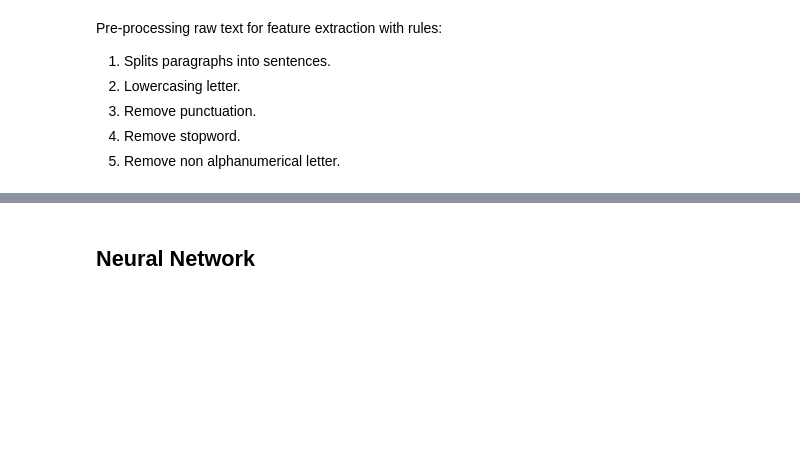
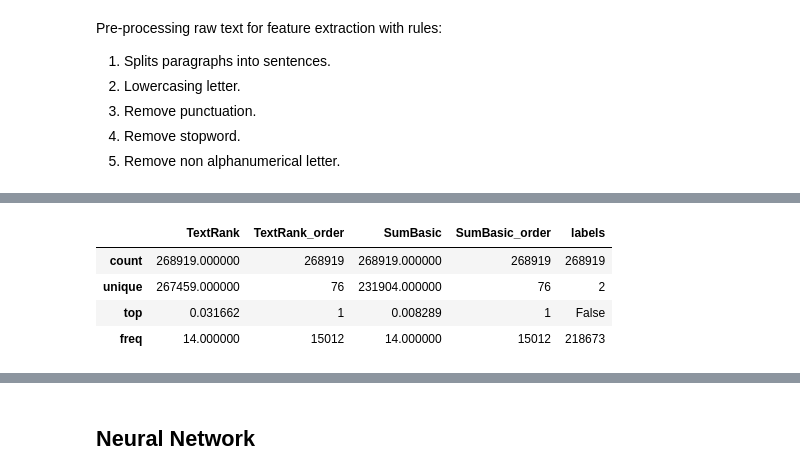
Before and after one commit to Atfssene/FRASA, a Jupyter notebook: Text Summarization/Text_Summarization_Model_FRASA.ipynb, the cells around one changed output, grey strips where cells are left out. Cells and saved outputs as stored; diff of their text form; code cells hidden in the pictures; blank space fills up the shorter version.

```diff
--- a/Text Summarization/Text_Summarization_Model_FRASA.ipynb
+++ b/Text Summarization/Text_Summarization_Model_FRASA.ipynb
@@ -366,0 +350,8 @@ Run both for all rows
+# %%
+flat_df.describe()
+# %% [output]
+|  | TextRank | TextRank_order | SumBasic | SumBasic_order | labels |
+| count | 268919.000000 | 268919 | 268919.000000 | 268919 | 268919 |
+| unique | 267459.000000 | 76 | 231904.000000 | 76 | 2 |
+| top | 0.031662 | 1 | 0.008289 | 1 | False |
+| freq | 14.000000 | 15012 | 14.000000 | 15012 | 218673 |
```
Also changed, not shown: parts of 58 cells of this notebook, 2 other files.
